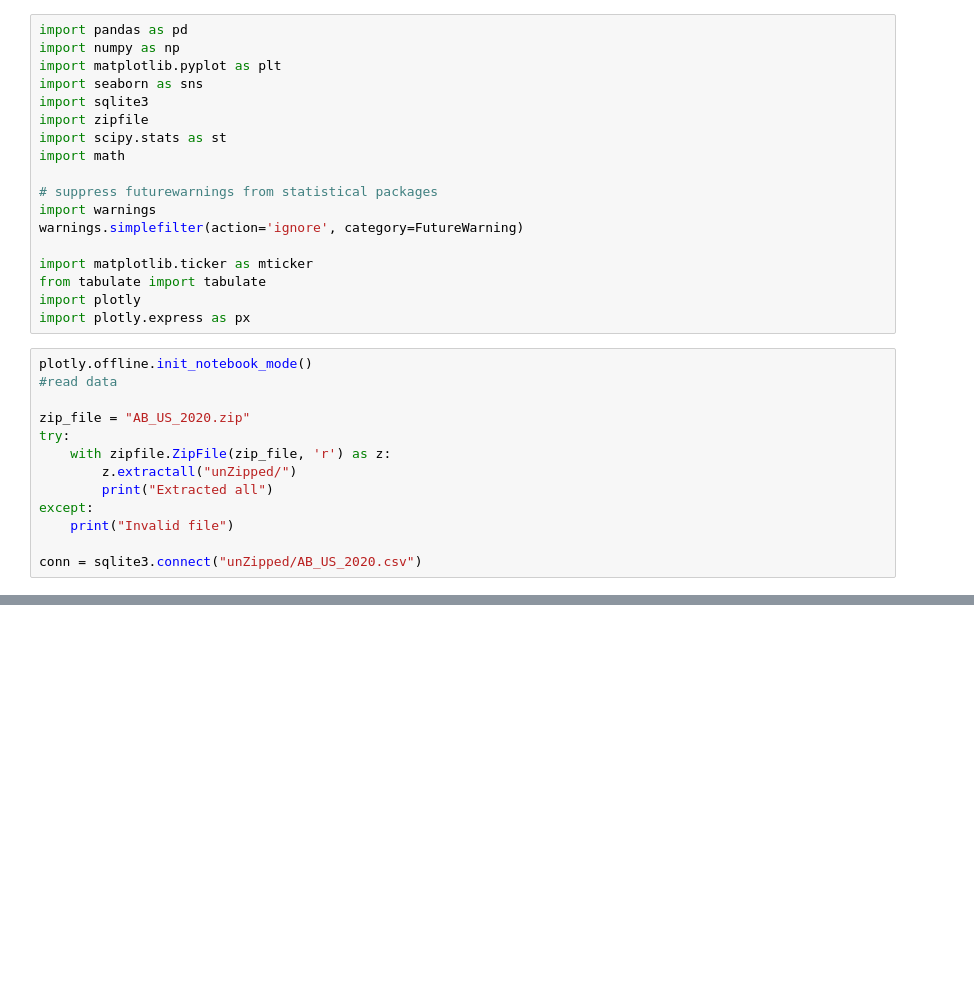
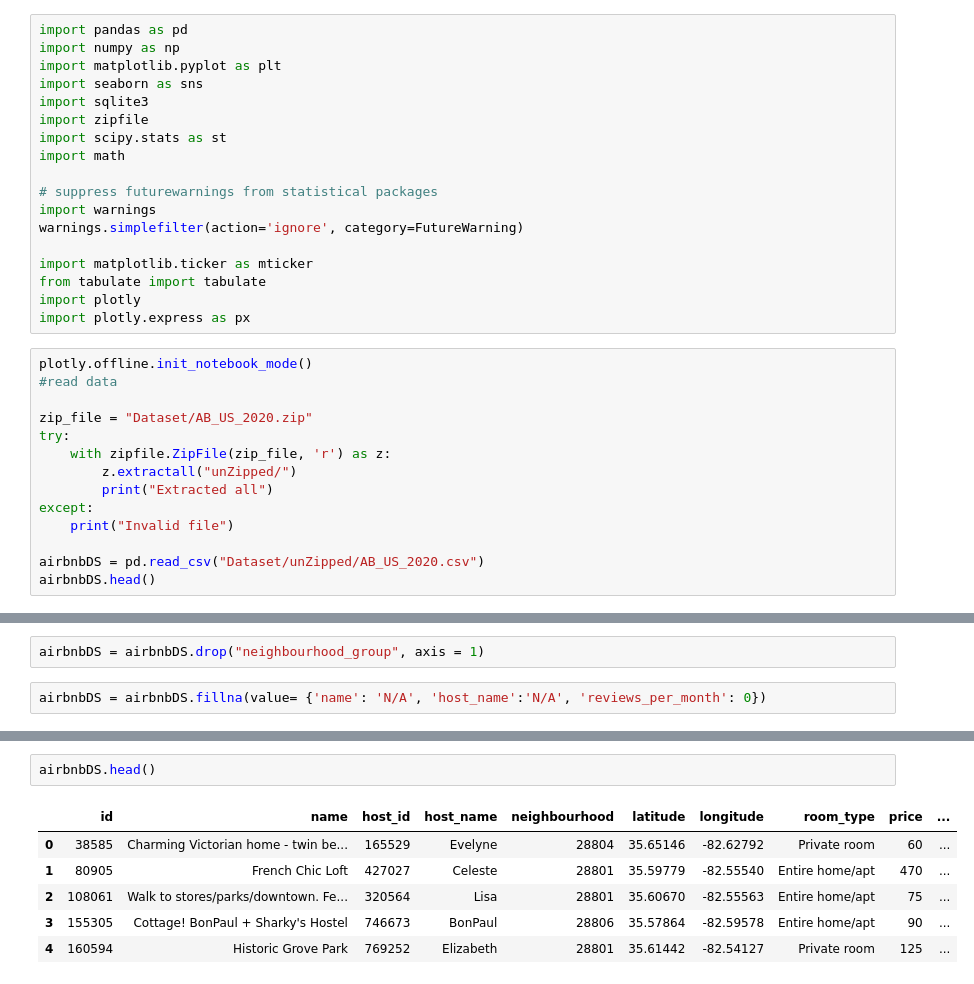
Before and after one commit to cLineman/Rental-Property-Prediction-Model, a Jupyter notebook: Data Cleaning.ipynb, the cells around one changed output, grey strips where cells are left out. Drawn from its saved outputs; the diff is of its cells as text; blank space fills up the shorter version.

Commit message:
Cleaning dataset, filled na and dropped columns

```diff
--- a/Data Cleaning.ipynb
+++ b/Data Cleaning.ipynb
@@ -20,7 +20,7 @@ import plotly.express as px
 plotly.offline.init_notebook_mode()
 #read data
 
-zip_file = "AB_US_2020.zip"
+zip_file = "Dataset/AB_US_2020.zip"
 try:
     with zipfile.ZipFile(zip_file, 'r') as z:
         z.extractall("unZipped/")
@@ -28,7 +28,8 @@ try:
 except:
     print("Invalid file")
 
-conn = sqlite3.connect("unZipped/AB_US_2020.csv")
+airbnbDS = pd.read_csv("Dataset/unZipped/AB_US_2020.csv")
+airbnbDS.head()
 # %% [output]
 [interactive output not drawn]
 Extracted all
@@ -45,0 +87,4 @@ FROM AB_US_2020
+# %%
+airbnbDS = airbnbDS.drop("neighbourhood_group", axis = 1)
+# %%
+airbnbDS = airbnbDS.fillna(value= {'name': 'N/A', 'host_name':'N/A', 'reviews_per_month': 0})
@@ -45,0 +111,9 @@ FROM AB_US_2020
+# %%
+airbnbDS.head()
+# %% [output]
+|  | id | name | host_id | host_name | neighbourhood | latitude | longitude | room_type | price | ... |
+| 0 | 38585 | Charming Victorian home - twin be... | 165529 | Evelyne | 28804 | 35.65146 | -82.62792 | Private room | 60 | ... |
+| 1 | 80905 | French Chic Loft | 427027 | Celeste | 28801 | 35.59779 | -82.55540 | Entire home/apt | 470 | ... |
+| 2 | 108061 | Walk to stores/parks/downtown. Fe... | 320564 | Lisa | 28801 | 35.60670 | -82.55563 | Entire home/apt | 75 | ... |
+| 3 | 155305 | Cottage! BonPaul + Sharky's Hostel | 746673 | BonPaul | 28806 | 35.57864 | -82.59578 | Entire home/apt | 90 | ... |
+| 4 | 160594 | Historic Grove Park | 769252 | Elizabeth | 28801 | 35.61442 | -82.54127 | Private room | 125 | ... |
```
Also changed, not shown: parts of 6 cells of this notebook, 3 other files.
